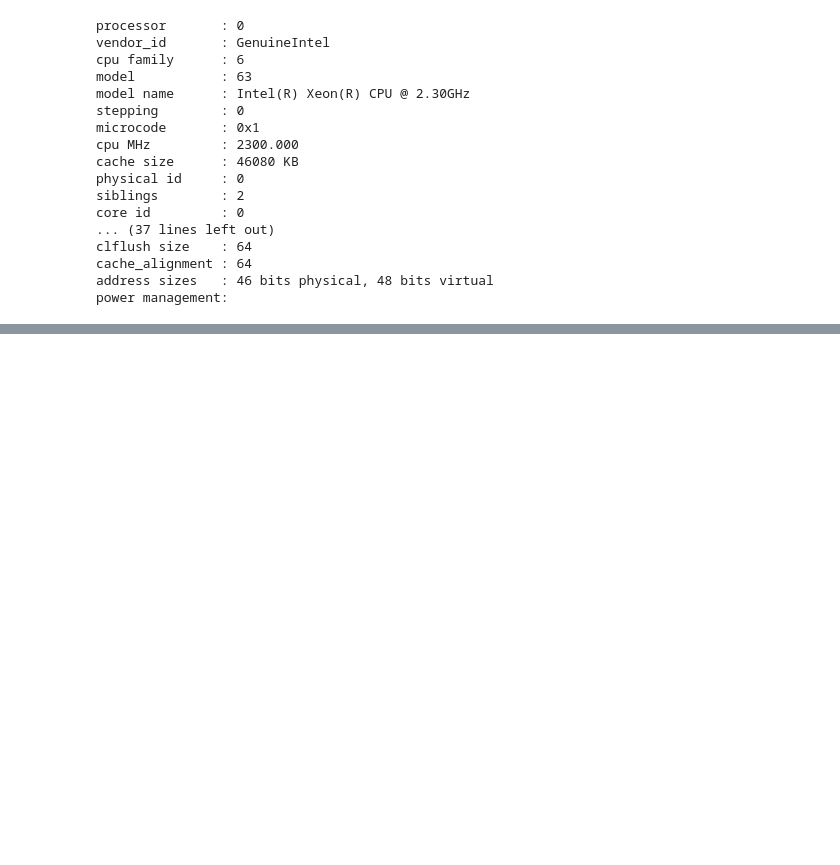
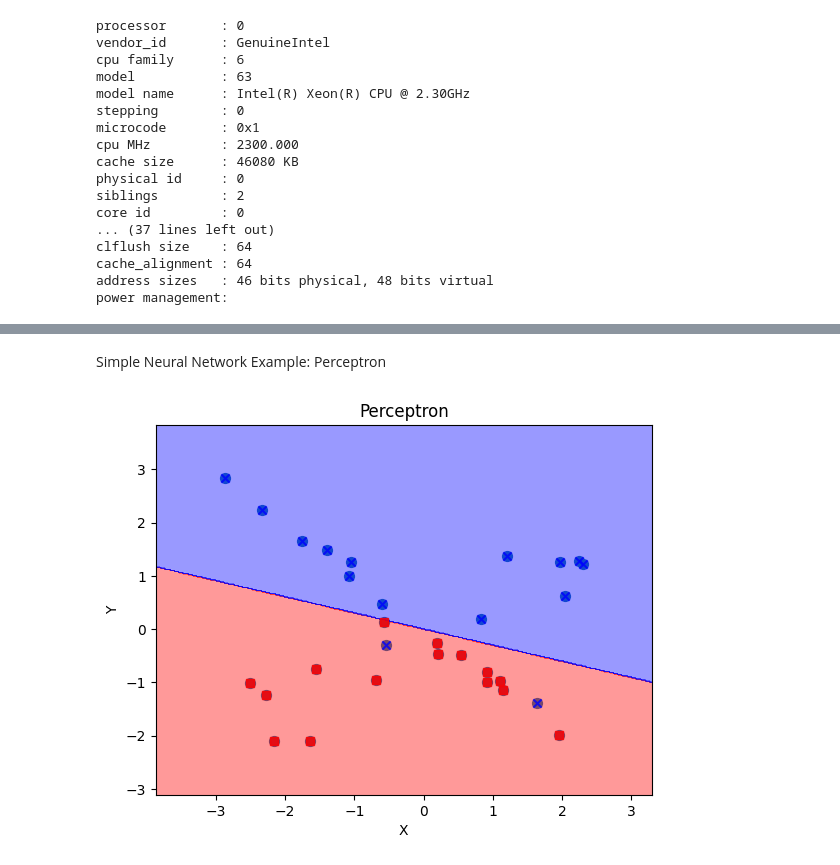
Before and after one commit to chandrajitpal/Hardware_Neural_Net, a Jupyter notebook: 01_cuda_lab/01_simple.ipynb, the cells around one changed output, grey strips where cells are left out. Saved outputs shown, nothing was run; the diff lists cells and outputs as text; code cells hidden in the pictures; blank space fills up the shorter version.

```diff
--- a/01_cuda_lab/01_simple.ipynb
+++ b/01_cuda_lab/01_simple.ipynb
@@ -293,0 +366,79 @@ power management:
+# %% [markdown]
+
+Simple Neural Network Example: Perceptron
+# %%
+
+
+from matplotlib.colors import ListedColormap
+import numpy as np
+import matplotlib.pyplot as plt
+
+
+
+# Thanks to Sebastian Raschka for 'plot_decision_regions' function
+
+def plot_decision_regions(X, y, classifier, resolution=0.02):
+
+# setup marker generator and color map
+
+  markers = ('s', 'x', 'o', '^', 'v')
+
+  colors = ('red', 'blue', 'lightgreen', 'gray', 'cyan')
+
+  cmap = ListedColormap(colors[:len(np.unique(y))])
+
+  # plot the decision surface
+
+  x1_min, x1_max = X[:, 0].min() - 1, X[:, 0].max() + 1
+
+  x2_min, x2_max = X[:, 1].min() - 1, X[:, 1].max() + 1
+
+  xx1, xx2 = np.meshgrid(np.arange(x1_min, x1_max, resolution),
+
+  np.arange(x2_min, x2_max, resolution))
+
+  Z = classifier.predict(np.array([xx1.ravel(), xx2.ravel()]).T)
+
+  Z = Z.reshape(xx1.shape)
+
+  plt.contourf(xx1, xx2, Z, alpha=0.4, cmap=cmap)
+
+  plt.xlim(xx1.min(), xx1.max())
+
+  plt.ylim(xx2.min(), xx2.max())
+
+  # plot class samples
+
+  for idx, cl in enumerate(np.unique(y)):
+
+    plt.scatter(x=X[y == cl, 0], y=X[y == cl, 1],
+
+    alpha=0.8, color=cmap(idx),
+
+    marker=markers[idx], label=cl)
+
+from sklearn.linear_model import Perceptron
+
+from sklearn.datasets import make_classification
+
+X, y = make_classification(n_samples=30, n_features=2, n_informative=2, n_redundant=0, weights=[.3, .3], random_state=300)
+
+plt.scatter(X[:,0], X[:,1], s=50)
+
+pct = Perceptron(max_iter=100, verbose=0, random_state=300,
+
+fit_intercept=True, eta0=0.002)
+
+pct.fit(X, y)
+
+plot_decision_regions(X, y, classifier=pct)
+
+plt.title('Perceptron')
+
+plt.xlabel('X')
+
+plt.ylabel('Y')
+
+plt.show()
+# %% [output]
+[figure, added]
```
Also changed, not shown: parts of 4 cells of this notebook.
